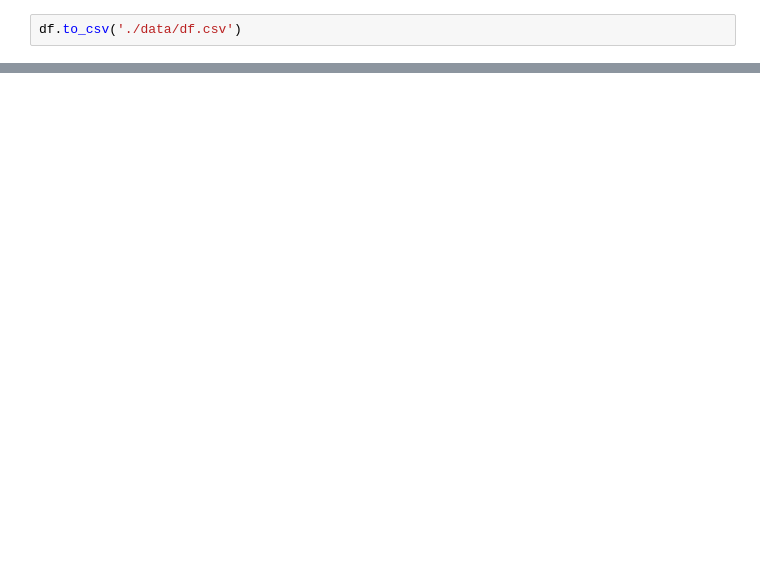
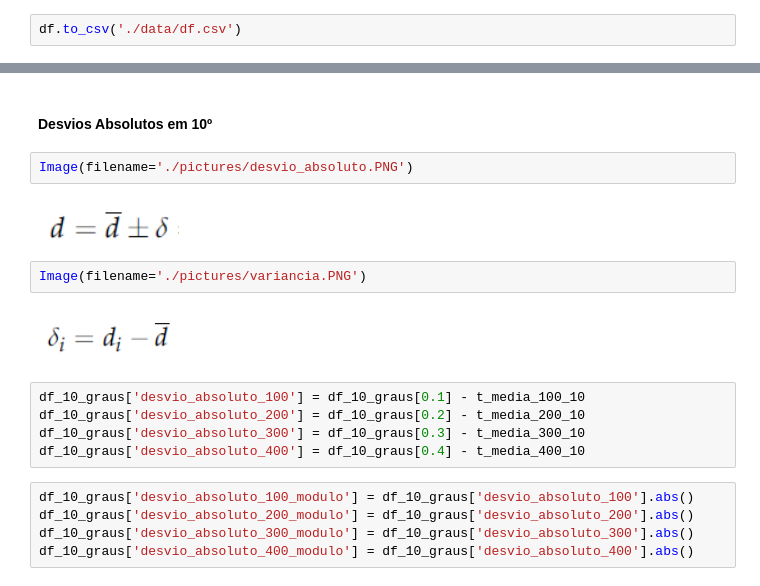
Before and after one commit to gfrigo/Experimento-Velocidade-Bolinha, a Jupyter notebook: analytics.ipynb, the cells around one changed output, grey strips where cells are left out. Drawn from its saved outputs; the diff is of its cells as text; blank space fills up the shorter version.

```diff
--- a/analytics.ipynb
+++ b/analytics.ipynb
@@ -28,0 +132,20 @@ df
+# %% [markdown]
+#### Desvios Absolutos em 10º
+# %%
+Image(filename='./pictures/desvio_absoluto.PNG')
+# %% [output]
+[figure, added]
+# %%
+Image(filename='./pictures/variancia.PNG')
+# %% [output]
+[figure, added]
+# %%
+df_10_graus['desvio_absoluto_100'] = df_10_graus[0.1] - t_media_100_10
+df_10_graus['desvio_absoluto_200'] = df_10_graus[0.2] - t_media_200_10
+df_10_graus['desvio_absoluto_300'] = df_10_graus[0.3] - t_media_300_10
+df_10_graus['desvio_absoluto_400'] = df_10_graus[0.4] - t_media_400_10
+# %%
+df_10_graus['desvio_absoluto_100_modulo'] = df_10_graus['desvio_absoluto_100'].abs()
+df_10_graus['desvio_absoluto_200_modulo'] = df_10_graus['desvio_absoluto_200'].abs()
+df_10_graus['desvio_absoluto_300_modulo'] = df_10_graus['desvio_absoluto_300'].abs()
+df_10_graus['desvio_absoluto_400_modulo'] = df_10_graus['desvio_absoluto_400'].abs()
```
Also changed, not shown: parts of 64 cells of this notebook, 11 other files.
